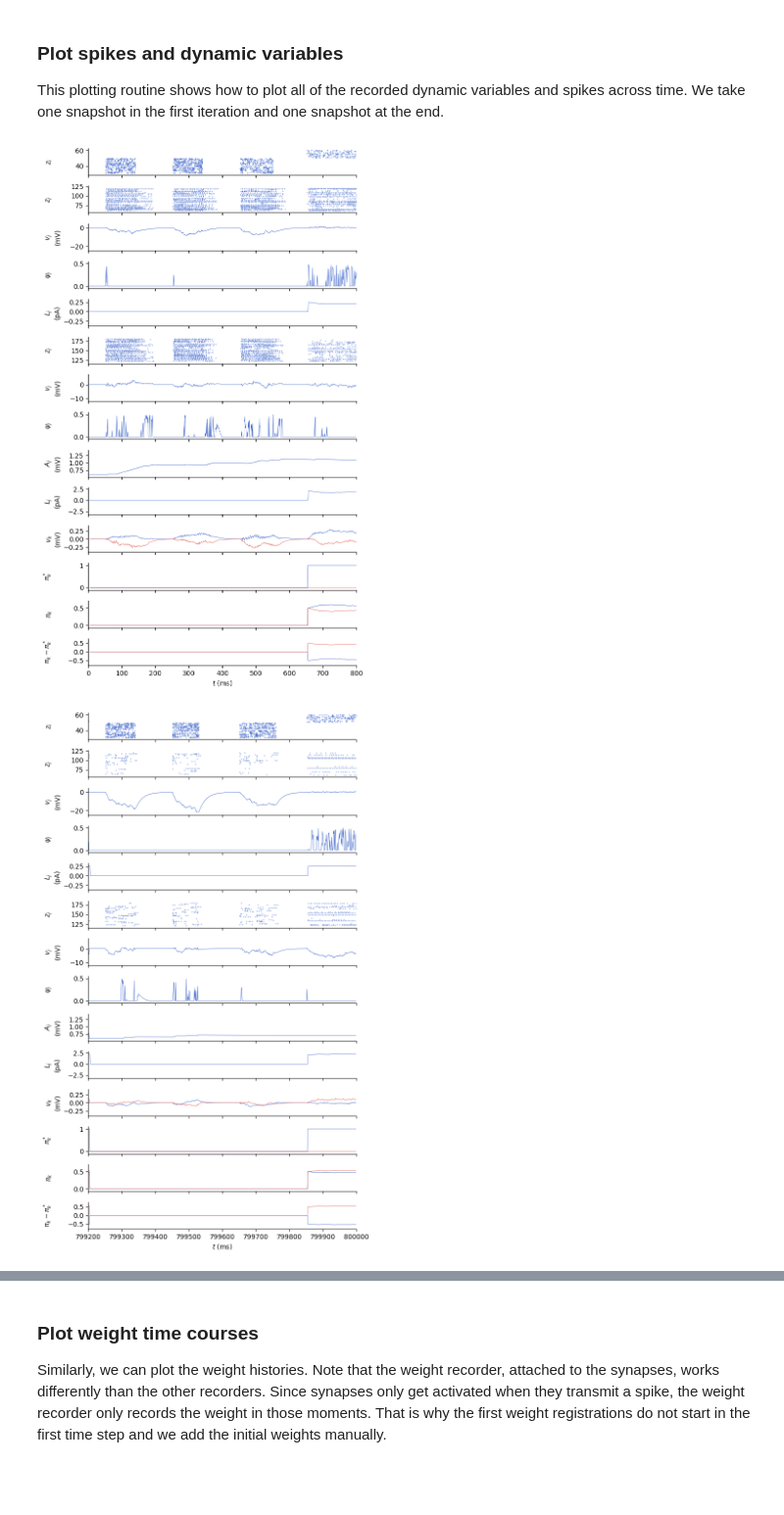
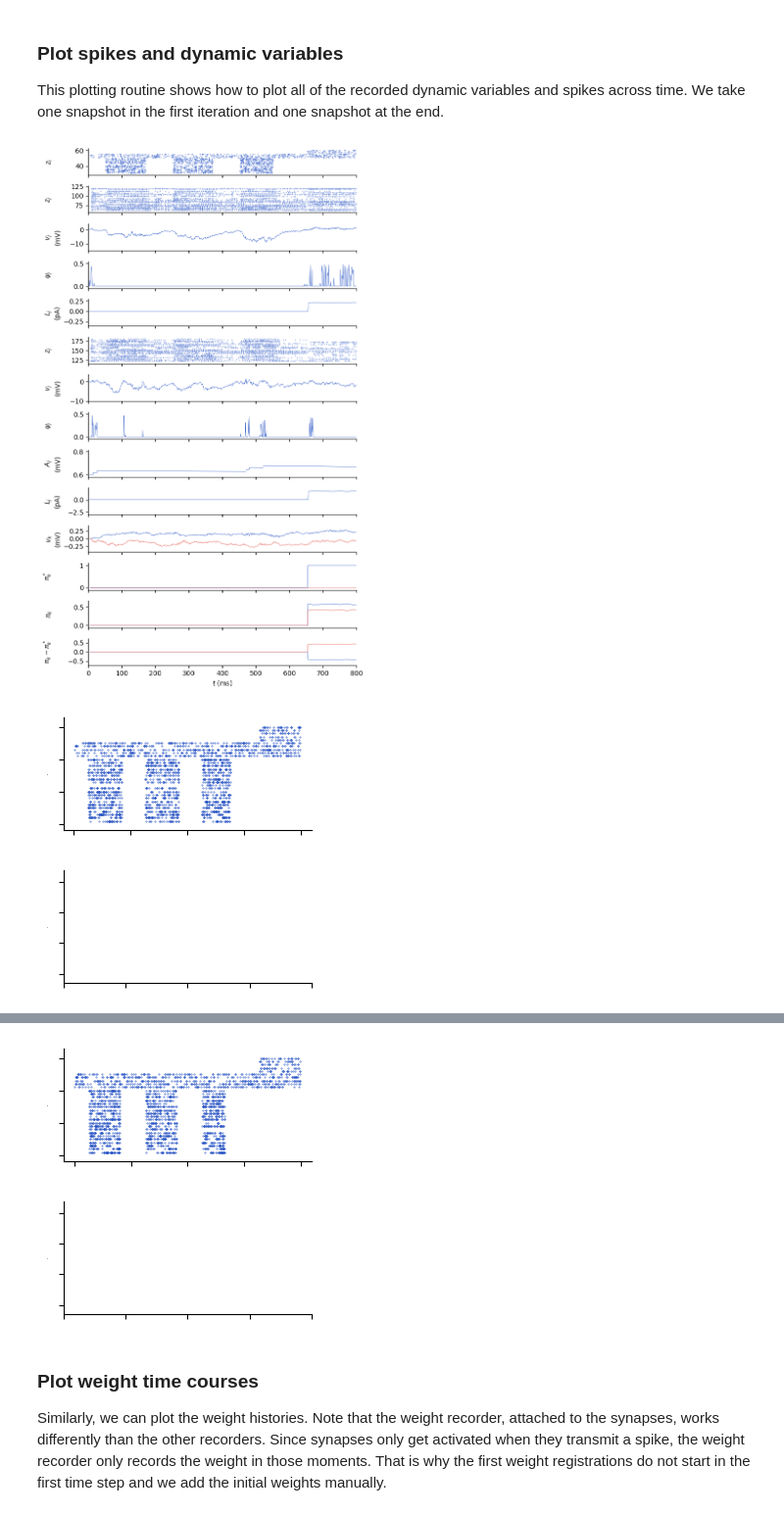
Before and after one commit to Hadlar99/e-prop_master_nmbu, a Jupyter notebook: code_accumelated/eprop_binary_accumelated_pca_45.ipynb, the cells around one changed output, grey strips where cells are left out. Shown: that part at 98% size. Drawn from its saved outputs; the diff is of its cells as text; code cells hidden in the pictures; blank space fills up the shorter version.

Commit message:
explored evaluation process

```diff
--- a/code_accumelated/eprop_binary_accumelated_pca_45.ipynb
+++ b/code_accumelated/eprop_binary_accumelated_pca_45.ipynb
@@ -96,8 +96,8 @@ The task's temporal structure is then defined, once as time steps and once as du
 Using a batch size larger than one aids the network in generalization, facilitating the solution to this task.
 The original number of iterations requires distributed computing.
 # %%
-n_batch = 10  # batch size, 64 in reference [2], 32 in the README to reference [2]
-n_iter = 100  # number of iterations, 2000 in reference [2], 50 with n_batch 32 converges
+n_batch = 2  # batch size, 64 in reference [2], 32 in the README to reference [2]
+n_iter = 10  # number of iterations, 2000 in reference [2], 50 with n_batch 32 converges
 
 n_input_symbols = 2  # number of input populations, e.g. 4 = left, right, recall, noise
 n_cues = 3  # number of cues given before decision
@@ -408,7 +408,7 @@ assigned randomly to the left or right.
 # %%
 data_train = {}
 data_test = {}
-for number in [4,8]:
+for number in range(n_out):
     data_train[number] = {}
     data_test[number] = {}
     for sample in range(45):
@@ -512,7 +512,7 @@ target_cues_list = []
 # Generate inputs and outputs over all iterations
 for _ in range(n_iter):
     input_spike_bools, target_cues = generate_evidence_accumulation_input_output(
-    n_batch, n_in, processed_data_train, n_cues, steps, add_noise=False
+    n_batch, n_in, processed_data_train, n_cues, steps, add_noise=True
 )
     input_spike_bools_list.append(input_spike_bools)
     target_cues_list.extend(target_cues)
@@ -538,16 +538,9 @@ for nrn_in_idx in range(n_in):
         "rate_values": rate_values
     })
 
-# Define your mapping from actual target values to neuron indices
-cue_to_output_index = {4: 0, 8: 1}  # or whatever you intend
-
-# Apply the mapping
-mapped_target_indices = np.array([cue_to_output_index[cue] for cue in target_cues_list])
-
 # Generate target cue signal as before
 target_rate_changes = np.zeros((n_out, n_batch * n_iter), dtype=np.float32)
-target_rate_changes[mapped_target_indices, np.arange(n_batch * n_iter)] = 1
-
+target_rate_changes[np.array(target_cues_list), np.arange(n_batch * n_iter)] = 1
 # Generate target output parameters per neuron
 params_gen_rate_target = [
     {
@@ -740,32 +783,49 @@ def plot_spikes(ax, events, nrns, ylabel, xlims):
     ax.set_ylim(np.min(senders_subset) - margin, np.max(senders_subset) + margin)
 
 
 for xlims in [(0, steps["sequence"]), (steps["task"] - steps["sequence"], steps["task"])]:
     fig, axs = plt.subplots(14, 1, sharex=True, figsize=(8, 14), gridspec_kw={"hspace": 0.4, "left": 0.2})
 
     plot_spikes(axs[0], events_sr, nrns_in, r"$z_i$" + "\n", xlims)
     plot_spikes(axs[1], events_sr, nrns_reg, r"$z_j$" + "\n", xlims)
 
     plot_recordable(axs[2], events_mm_reg, "V_m", r"$v_j$" + "\n(mV)", xlims)
     plot_recordable(axs[3], events_mm_reg, "surrogate_gradient", r"$\psi_j$" + "\n", xlims)
     plot_recordable(axs[4], events_mm_reg, "learning_signal", r"$L_j$" + "\n(pA)", xlims)
 
     plot_spikes(axs[5], events_sr, nrns_ad, r"$z_j$" + "\n", xlims)
 
     plot_recordable(axs[6], events_mm_ad, "V_m", r"$v_j$" + "\n(mV)", xlims)
     plot_recordable(axs[7], events_mm_ad, "surrogate_gradient", r"$\psi_j$" + "\n", xlims)
     plot_recordable(axs[8], events_mm_ad, "V_th_adapt", r"$A_j$" + "\n(mV)", xlims)
     plot_recordable(axs[9], events_mm_ad, "learning_signal", r"$L_j$" + "\n(pA)", xlims)
 
     plot_recordable(axs[10], events_mm_out, "V_m", r"$v_k$" + "\n(mV)", xlims)
     plot_recordable(axs[11], events_mm_out, "target_signal", r"$\pi^*_k$" + "\n", xlims)
     plot_recordable(axs[12], events_mm_out, "readout_signal", r"$\pi_k$" + "\n", xlims)
     plot_recordable(axs[13], events_mm_out, "error_signal", r"$\pi_k-\pi^*_k$" + "\n", xlims)
 
+        # Standalone figure for axs[0]
+    fig_single_0, ax_single_0 = plt.subplots(figsize=(3, 1.5))
+    plot_spikes(ax_single_0, events_sr, nrns_in, r"$z_i$" + "\n", xlims)
+    ax_single_0.set_ylabel(r"$z_i$" + "\n", fontsize=0)
+    ax_single_0.tick_params(axis="x", labelbottom=False)
+    ax_single_0.tick_params(axis="y", labelleft=False)
+    fig_single_0.tight_layout()
+
+    fig_single_1, ax_single_1 = plt.subplots(figsize=(3, 1.5))
+    plot_recordable(ax_single_1, events_mm_out, "readout_signal", r"$\pi_k$" + "\n", xlims)
+    ax_single_1.set_ylabel(r"$\pi_k$" + "\n", fontsize=0)
+    ax_single_1.tick_params(axis="x", labelbottom=False)
+    ax_single_1.tick_params(axis="y", labelleft=False)
+    ax_single_1.set_xlim(7200, 8000)
+    fig_single_1.tight_layout()
+
     axs[-1].set_xlabel(r"$t$ (ms)")
     axs[-1].set_xlim(*xlims)
 
     fig.align_ylabels()
 # %% [output]
-[figure, old version]
+[figure, new version]
-[figure, old version]
+[figure, new version]
+[figure, added]
@@ -772,3 +833,5 @@ for xlims in [(0, steps["sequence"]), (steps["task"] - steps["sequence"], steps[
+[figure, added]
+[figure, added]
 # %% [markdown]
 ### Plot weight time courses
 Similarly, we can plot the weight histories. Note that the weight recorder, attached to the synapses, works
```
Also changed, not shown: parts of 11 cells of this notebook.
